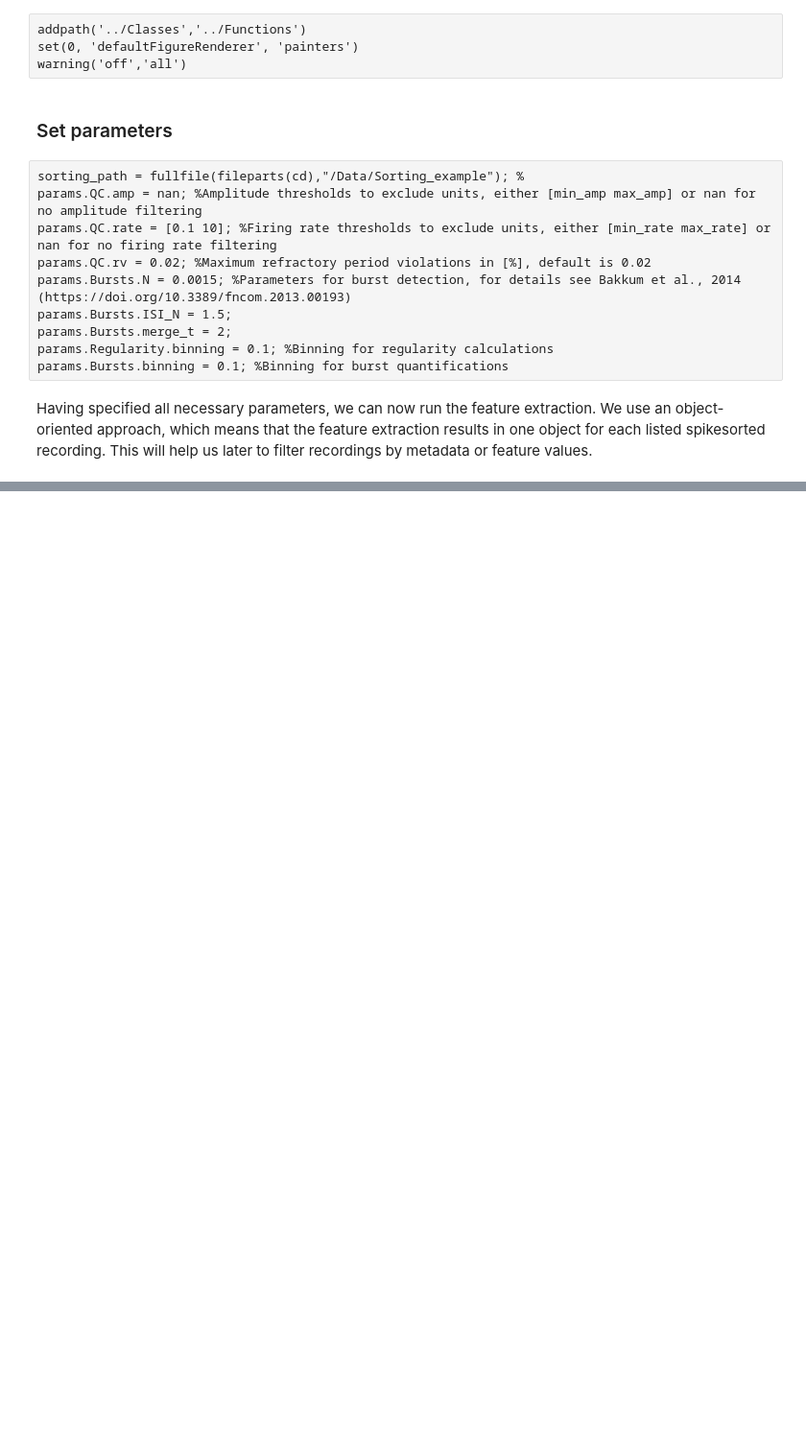
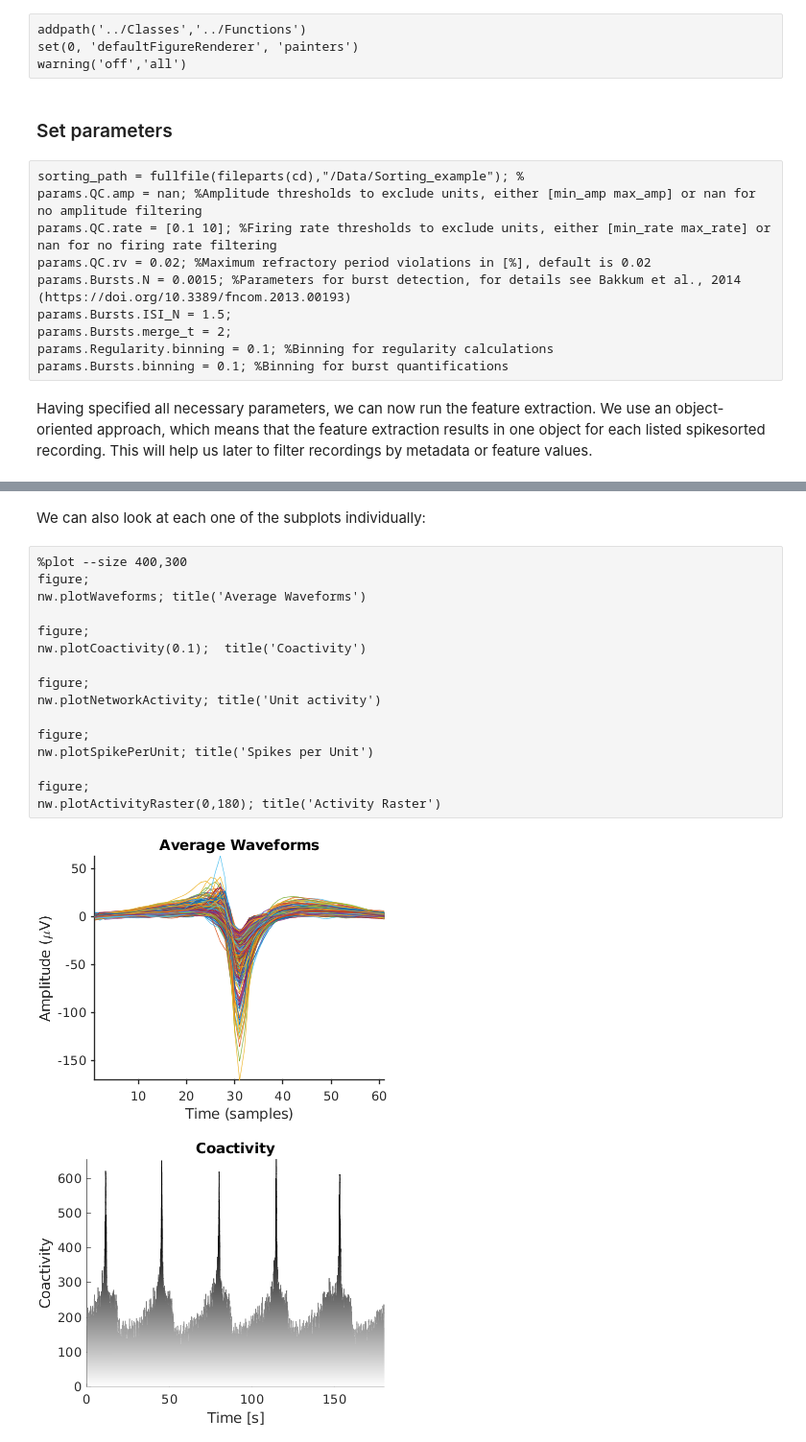
Before and after one commit to hornauerp/EphysDopa, a Jupyter notebook: Notebooks/feature_extraction.ipynb, the cells around one changed output, grey strips where cells are left out. Shown at 96% size. Cells and saved outputs as stored; diff of their text form; blank space fills up the shorter version.

```diff
--- a/Notebooks/feature_extraction.ipynb
+++ b/Notebooks/feature_extraction.ipynb
@@ -33,0 +44,21 @@ In WholeNetwork (line 82)
+# %% [markdown]
+We  can also look at each one of the subplots individually:
+# %%
+%plot --size 400,300
+figure;
+nw.plotWaveforms; title('Average Waveforms')
+
+figure;
+nw.plotCoactivity(0.1);  title('Coactivity')
+
+figure;
+nw.plotNetworkActivity; title('Unit activity')
+
+figure;
+nw.plotSpikePerUnit; title('Spikes per Unit')
+
+figure;
+nw.plotActivityRaster(0,180); title('Activity Raster')
+# %% [output]
+[figure, added]
+[figure, added]
```
Also changed, not shown: parts of 32 cells of this notebook, 2 other files.
